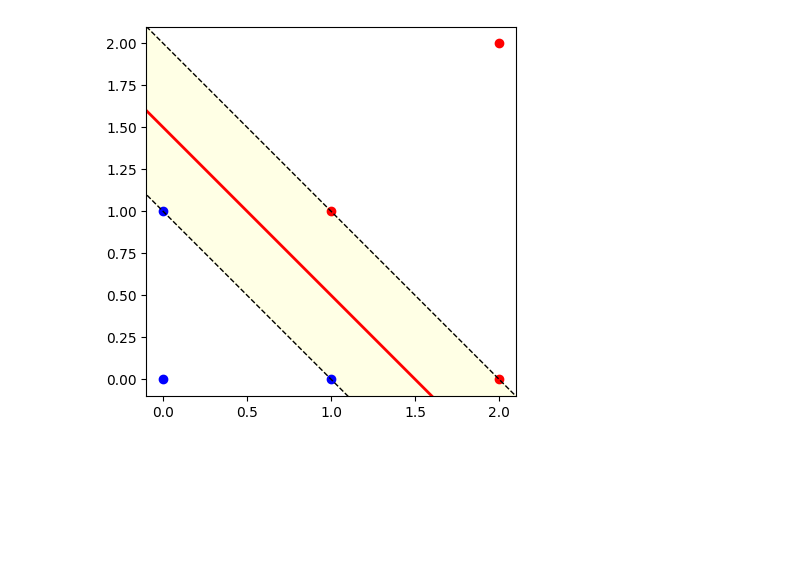
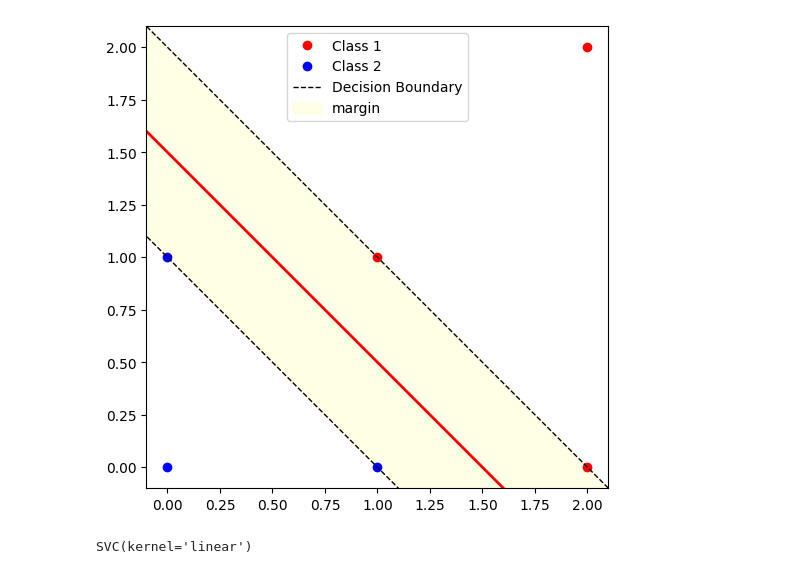
Before and after one commit to BrandNewJimZhang/ml2022fall-homework, a Jupyter notebook: problem set/week 5/week-5.ipynb, the cells around one changed output. Cells and saved outputs as stored; diff of their text form; code cells hidden in the pictures; blank space fills up the shorter version.

```diff
--- a/problem set/week 5/week-5.ipynb
+++ b/problem set/week 5/week-5.ipynb
@@ -1,19 +1,36 @@
 # %%
 import matplotlib.pyplot as plt, numpy as np
 # %%
+from cProfile import label
+
+
 x1 = [1, 2, 2]; y1 = [1, 2, 0]
 x2 = [0, 1, 0]; y2 = [0, 0, 1]
 
 array1 = np.linspace(-0.5, 2.5, 100)
 
-plt.plot(x1, y1, 'ro', x2, y2, 'bo')
-plt.plot(array1, 1 - array1, 'k--', linewidth=1)
+plt.figure(figsize=(6, 6))
+plt.plot(x1, y1, 'ro', label='Class 1')
+plt.plot(x2, y2, 'bo', label='Class 2')
+plt.plot(array1, 1 - array1, 'k--', linewidth=1, label='Decision Boundary')
 plt.plot(array1, 2 - array1, 'k--', linewidth=1)
 plt.plot(array1, 1.5 - array1, 'r', linewidth=2)
-plt.fill_between(array1, 1 - array1, 2 - array1, color='#ffffcc', alpha=0.5)
+plt.fill_between(array1, 1 - array1, 2 - array1, color='#ffffcc', alpha=0.5, label='margin')
 plt.axis('square')
 plt.axis([-0.1, 2.1, -0.1, 2.1])
+plt.legend()
 
+plt.savefig('plot.png', dpi=180)
 plt.show()
 # %% [output]
-[figure, old version]
+[figure, new version]
+# %%
+from sklearn import svm
+
+X = [[1, 1], [2, 2], [2, 0], [0, 0], [1, 0], [0, 1]]
+y = [1, 1, 1, -1, -1, -1]
+
+clf = svm.SVC(kernel='linear')
+clf.fit(X, y)
+# %% [output]
+SVC(kernel='linear')
```
Also changed, not shown: parts of 14 cells of this notebook, 3 other files.
